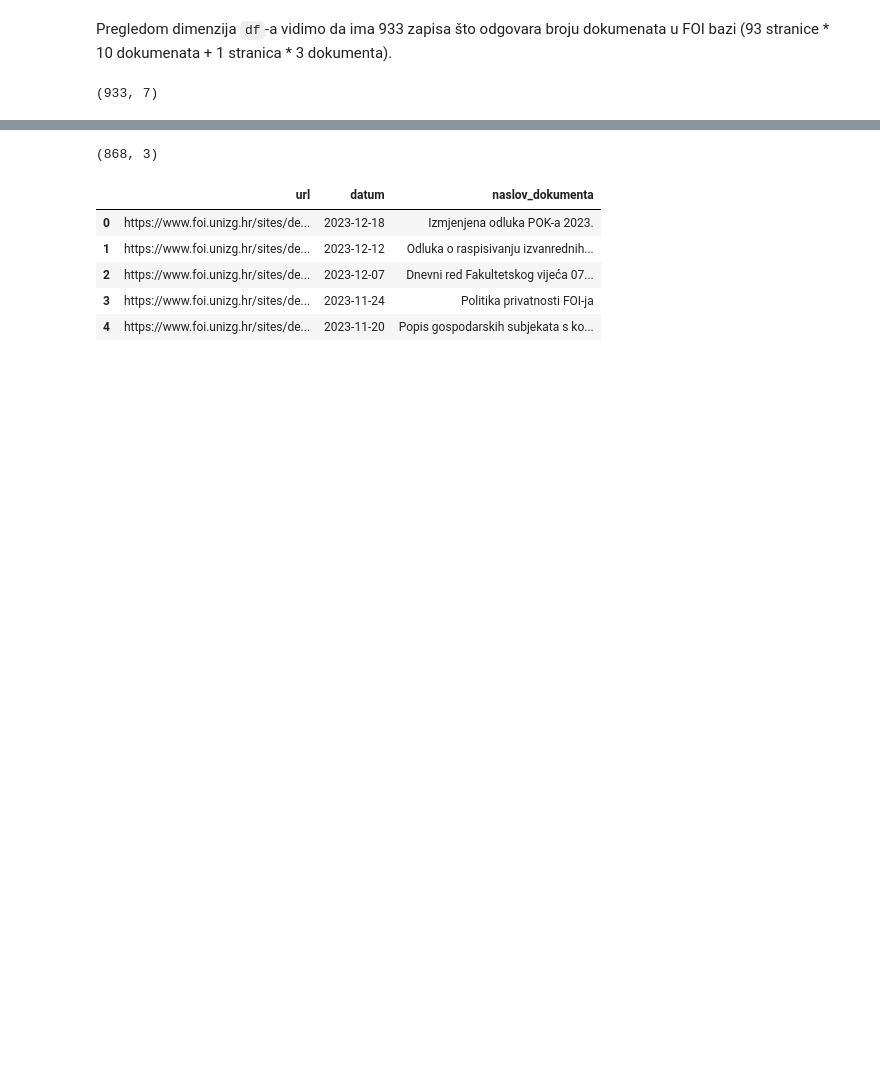
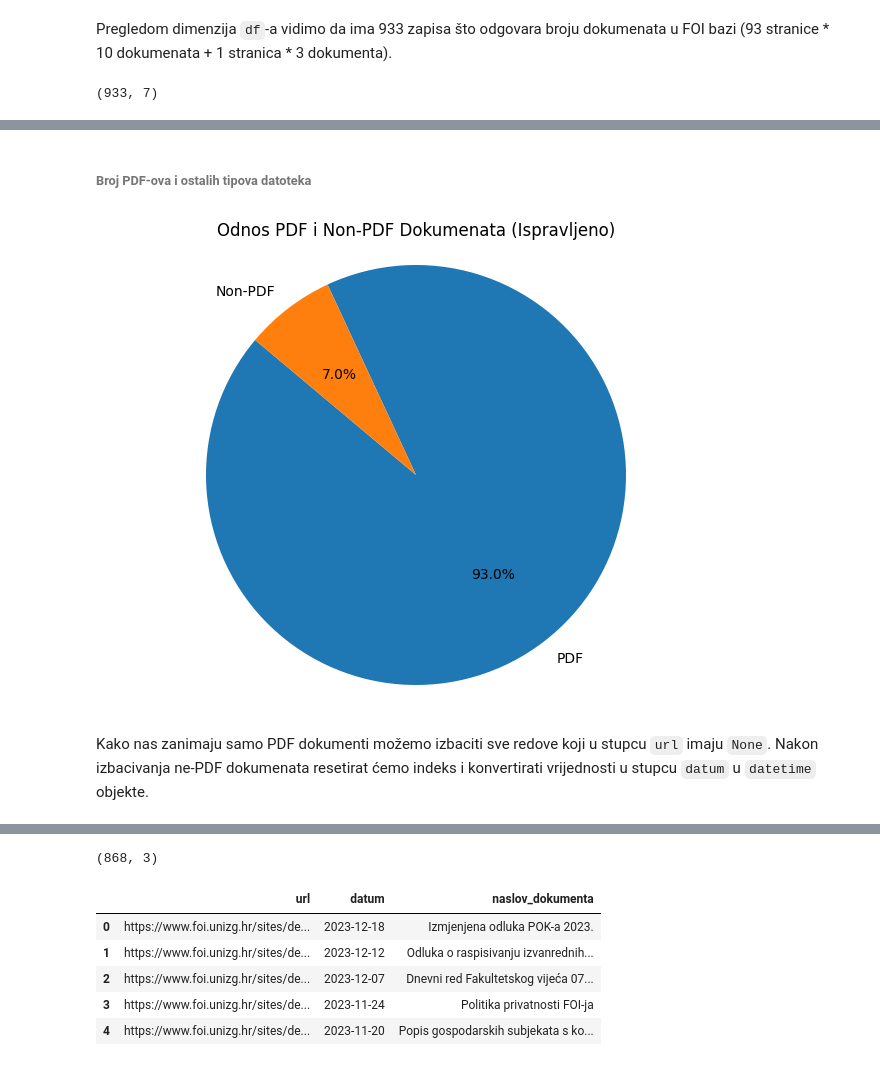
Before and after one commit to dsabljic/PAP-FOI-docs, a Jupyter notebook: Main.ipynb, the cells around one changed output, grey strips where cells are left out. Cells and saved outputs as stored; diff of their text form; code cells hidden in the pictures; blank space fills up the shorter version.

```diff
--- a/Main.ipynb
+++ b/Main.ipynb
@@ -586,0 +603,19 @@ df.shape
+# %% [markdown]
+###### **Broj PDF-ova i ostalih tipova datoteka**
+# %%
+pdf_count = df['url'].notna().sum()
+non_pdf_count = df['url'].isna().sum()
+
+labels = ['PDF', 'Non-PDF']
+sizes = [pdf_count, non_pdf_count]
+
+# Pie chart
+plt.figure(figsize=(8, 6))
+plt.pie(sizes, labels=labels, autopct='%1.1f%%', startangle=140)
+plt.axis('equal')
+plt.title('Odnos PDF i Non-PDF Dokumenata (Ispravljeno)')
+plt.show()
+# %% [output]
+[figure, added]
+# %% [markdown]
+Kako nas zanimaju samo PDF dokumenti možemo izbaciti sve redove koji u stupcu `url` imaju `None`. Nakon izbacivanja ne-PDF dokumenata resetirat ćemo indeks i konvertirati vrijednosti u stupcu `datum` u `datetime` objekte.
```
Also changed, not shown: parts of 24 cells of this notebook.
